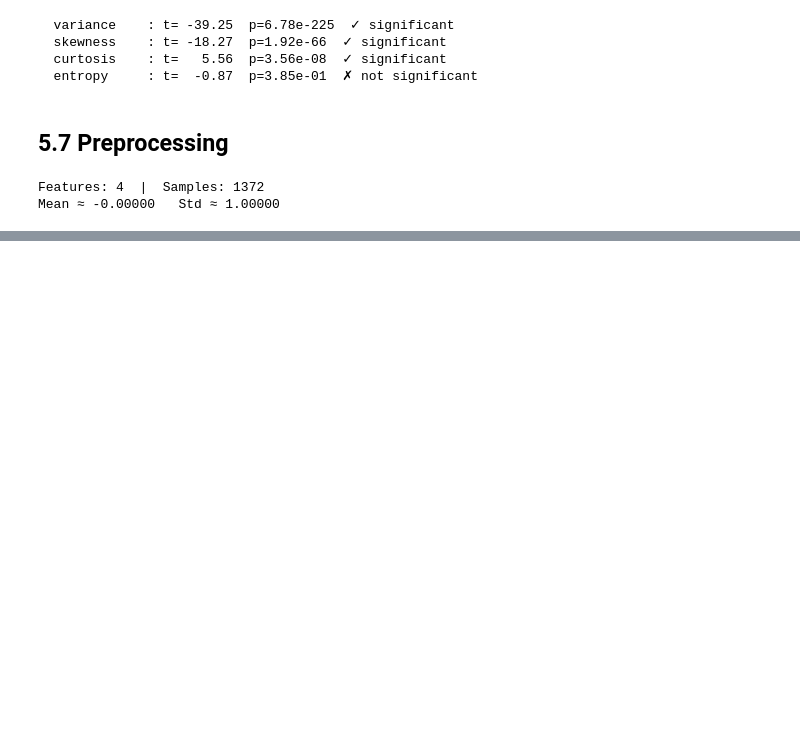
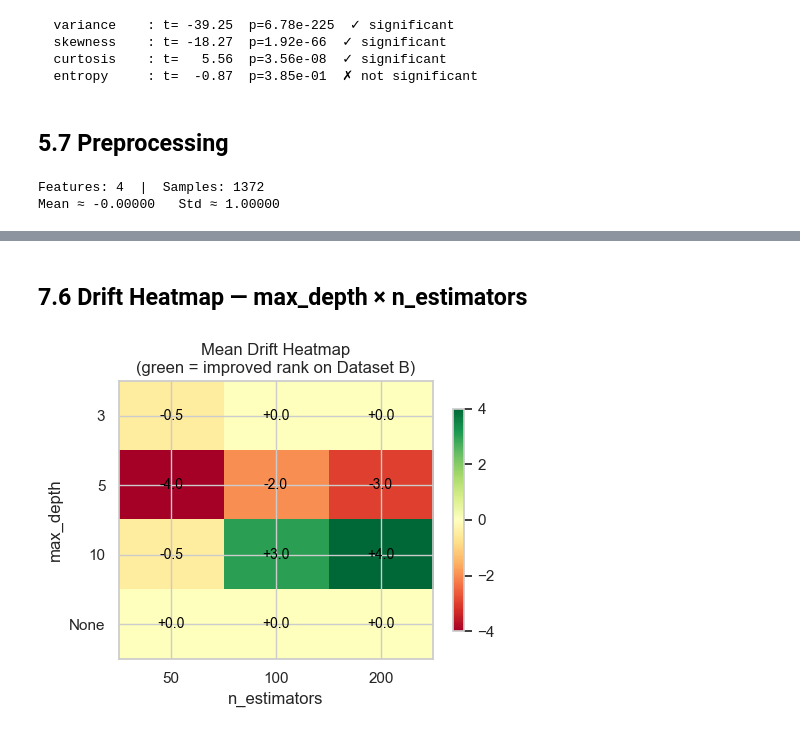
Before and after one commit to ArmanAhmed00/BST-Backed-Hyperparameter-Optimiser-with-Transfer-Analysis, a Jupyter notebook: capstone_project/notebook/capstone.ipynb, the cells around one changed output, grey strips where cells are left out. Drawn from its saved outputs; the diff is of its cells as text; code cells hidden in the pictures; blank space fills up the shorter version.

```diff
--- a/capstone_project/notebook/capstone.ipynb
+++ b/capstone_project/notebook/capstone.ipynb
@@ -863,0 +1153,31 @@ Mean ≈ -0.00000   Std ≈ 1.00000
+# %% [markdown]
+## 7.6 Drift Heatmap — max_depth × n_estimators
+# %%
+depths_u = ["3","5","10","None"]
+ests_u   = [50, 100, 200]
+drift_heat = np.zeros((len(depths_u), len(ests_u)))
+
+for i, d in enumerate(depths_u):
+    for j, e in enumerate(ests_u):
+        matching = [r["drift"] for r in report
+                    if str(r["params"]["max_depth"])==d
+                    and r["params"]["n_estimators"]==e
+                    and r["drift"] is not None]
+        drift_heat[i,j] = np.mean(matching) if matching else 0
+
+fig, ax = plt.subplots(figsize=(5, 4))
+im = ax.imshow(drift_heat, cmap="RdYlGn", aspect='auto',
+               vmin=-max(abs(drift_heat.min()), drift_heat.max()),
+               vmax=max(abs(drift_heat.min()), drift_heat.max()))
+ax.set_xticks(range(len(ests_u))); ax.set_xticklabels(ests_u)
+ax.set_yticks(range(len(depths_u))); ax.set_yticklabels(depths_u)
+ax.set_xlabel("n_estimators"); ax.set_ylabel("max_depth")
+ax.set_title("Mean Drift Heatmap\n(green = improved rank on Dataset B)")
+for i in range(len(depths_u)):
+    for j in range(len(ests_u)):
+        ax.text(j, i, f"{drift_heat[i,j]:+.1f}", ha='center', va='center',
+                fontsize=10, color='black')
+plt.colorbar(im, ax=ax, shrink=0.8)
+plt.tight_layout(); plt.show()
+# %% [output]
+[figure, added]
```
Also changed, not shown: parts of 37 cells of this notebook, 5 other files.
